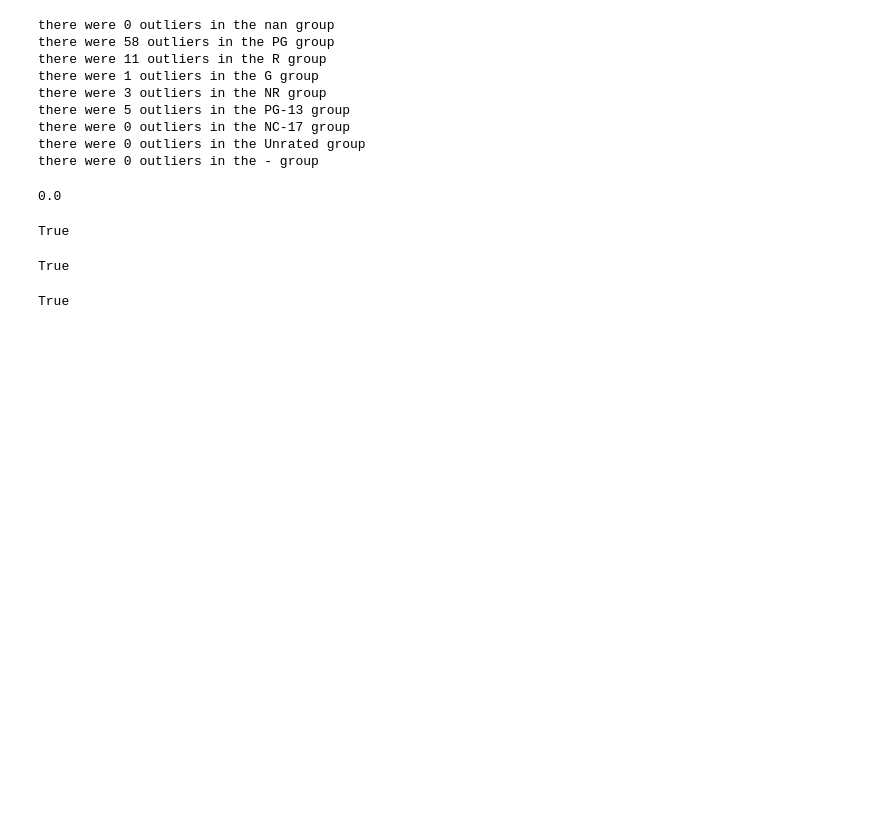
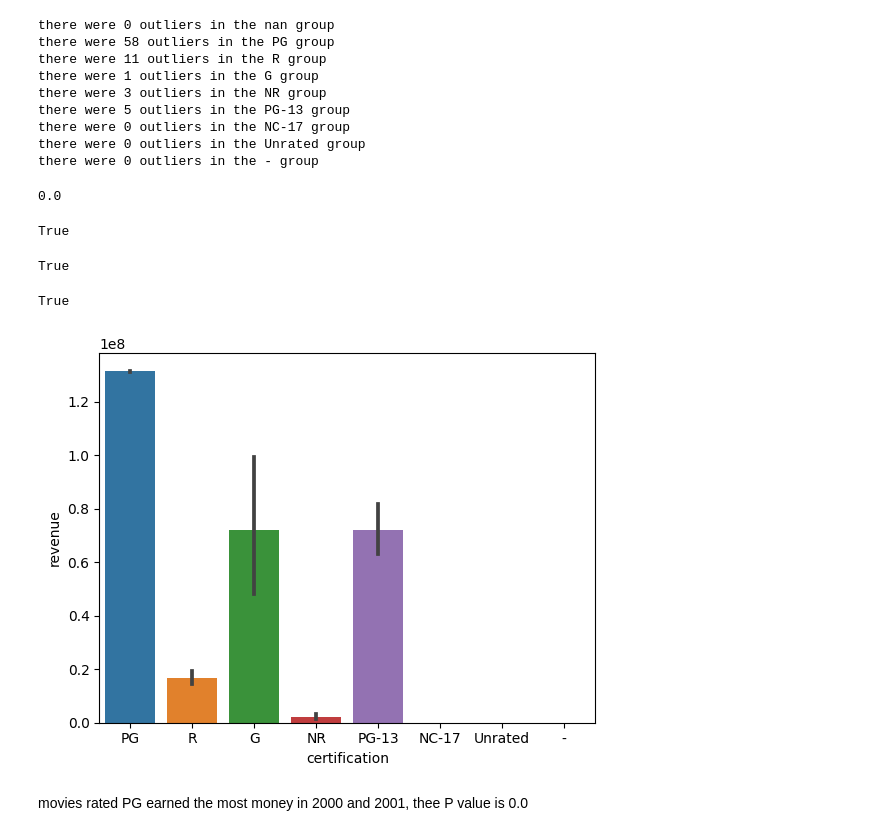
Before and after one commit to Davianka/Project-3-Using-IMDB, a Jupyter notebook: Hypothsis testing.ipynb, the cells around one changed output. Cells and saved outputs as stored; diff of their text form; code cells hidden in the pictures; blank space fills up the shorter version.

```diff
--- a/Hypothsis testing.ipynb
+++ b/Hypothsis testing.ipynb
@@ -143,3 +143,9 @@ True
 stats.normaltest(groups['G']).pvalue<0.5
 # %% [output]
 True
+# %%
+ax = sns.barplot(data=df, x='certification', y='revenue', ci=68)
+# %% [output]
+[figure, added]
+# %% [markdown]
+movies rated PG earned the most money in 2000 and 2001, thee P value is 0.0
```
